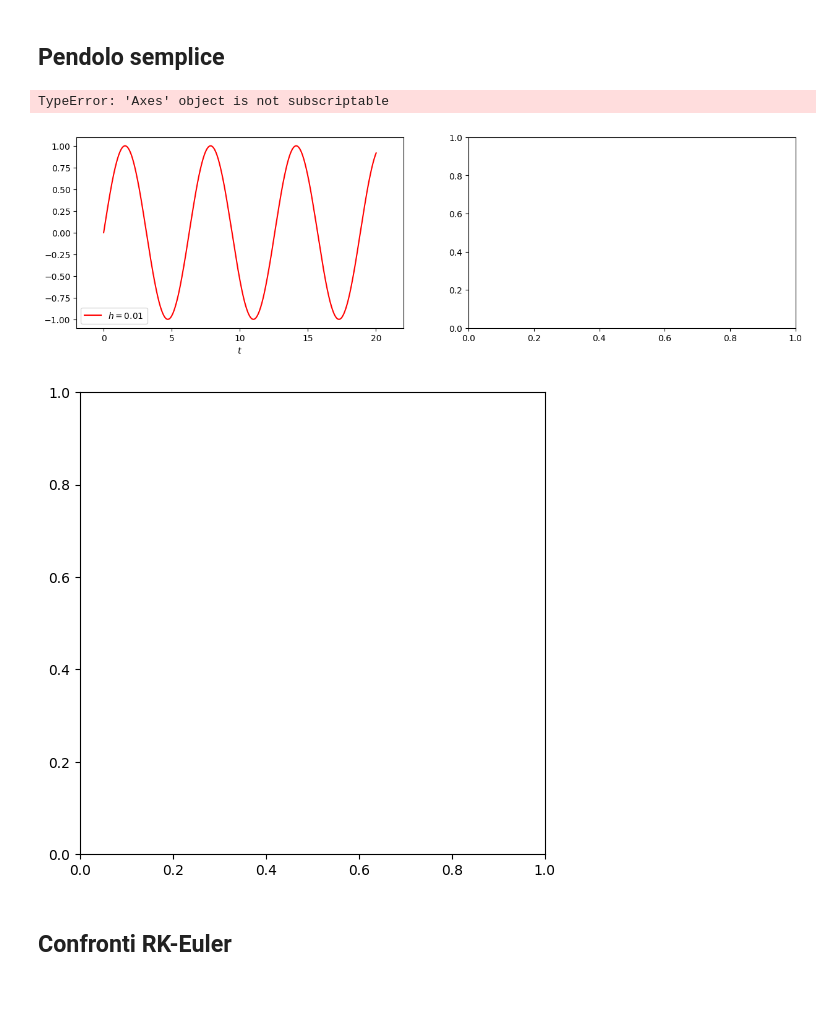
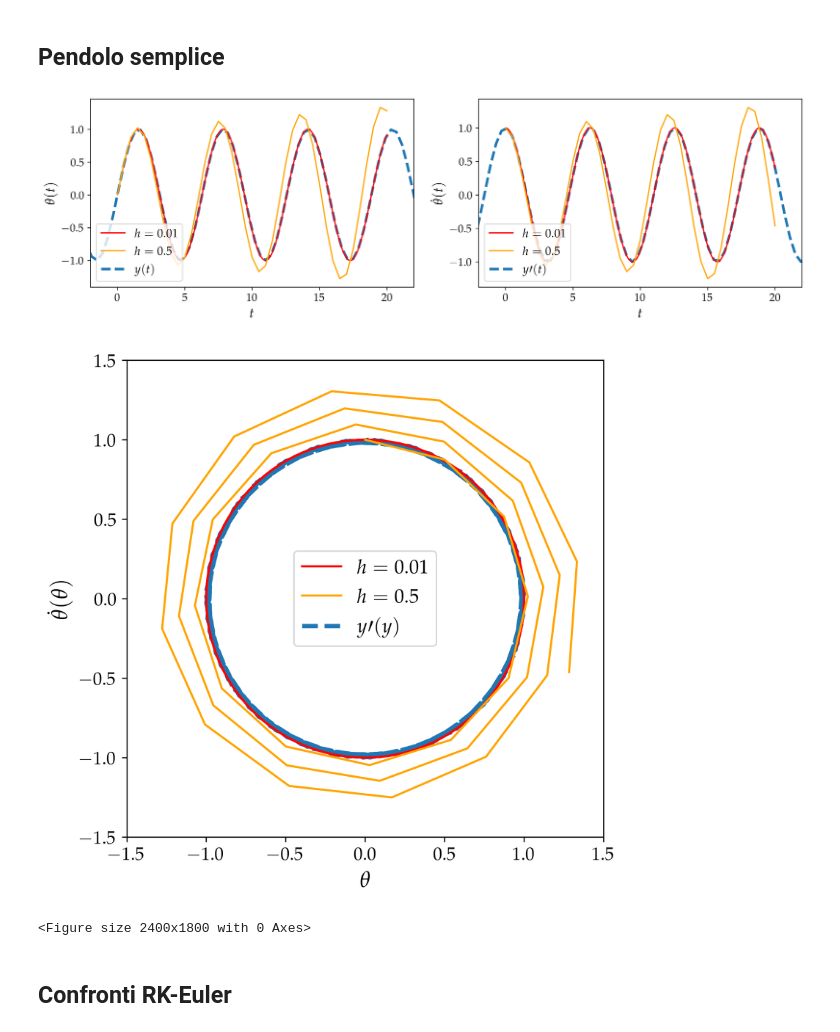
Before and after one commit to mvolpato-unimib/Lab_comp, a Jupyter notebook: ex17/runge_kutta.ipynb, the cells around one changed output. Cells and saved outputs as stored; diff of their text form; code cells hidden in the pictures; blank space fills up the shorter version.

```diff
--- a/ex17/runge_kutta.ipynb
+++ b/ex17/runge_kutta.ipynb
@@ -84,45 +84,45 @@ for couple in [(0.01, 'X', 'red'), (0.5, 'o', 'orange')]:
         [x_span, th_0],
         [x_span, th_p],
     ]
     for i, coo in enumerate(coord):
         x, y = coo
-        ax = ax[i]
-        ax.plot(x, y, color=col, label=rf'$h = {h}$', zorder=2)
-        ax.set_xlabel(r'$t$')
-        ax.legend()
-        ax.set_xlim(-2, 22)
+        axi = ax[i]
+        axi.plot(x, y, color=col, label=rf'$h = {h}$', zorder=2)
+        axi.set_xlabel(r'$t$')
+        axi.legend()
+        axi.set_xlim(-2, 22)
 
     x, y = [th_0, th_p]
-    ax = circ_ax
-    ax.plot(x, y, color=col, label=rf'$h = {h}$', zorder=2)
-    ax.set_xlabel(r'$\theta$')
-    ax.legend()
+    axi = circ_ax
+    axi.plot(x, y, color=col, label=rf'$h = {h}$', zorder=2)
+    axi.set_xlabel(r'$\theta$')
+    axi.legend()
 
 ax[0].plot(xcoo, ycoo, label=r'$y(t)$', lw=3, ls= '--', zorder=1)
 ax[0].set_ylabel(r'$\theta(t)$')
 ax[0].legend(loc='lower left')
 
 ax[1].plot(xcoo, ypcoo, label=r'$y\prime(t)$', lw=3, ls= '--', zorder=1)
 ax[1].set_ylabel(r'$\dot \theta(t)$')
 ax[1].legend(loc='lower left')
 
 s_lims = 1.5
 circ_ax.set_ylabel(r'$\dot \theta (\theta)$')
 circ_ax.plot(ycoo, ypcoo, label=r'$y\prime (y)$', lw=3, ls= '--', zorder=1)
 circ_ax.set_xlim(-s_lims, s_lims)
 circ_ax.set_ylim(-s_lims, s_lims)
 circ_ax.set_aspect('equal', adjustable='box')
 circ_ax.legend()
 
 plt.tight_layout()
 plt.show()
 
 plt.tight_layout()
 plt.show()
 # %% [output]
-TypeError: 'Axes' object is not subscriptable
-[figure, old version]
+[figure, new version]
-[figure, old version]
+[figure, new version]
+<Figure size 2400x1800 with 0 Axes>
 # %% [markdown]
 ## **Confronti RK-Euler**
 # %%
```
Also changed, not shown: parts of 7 cells of this notebook, 3 other files.
